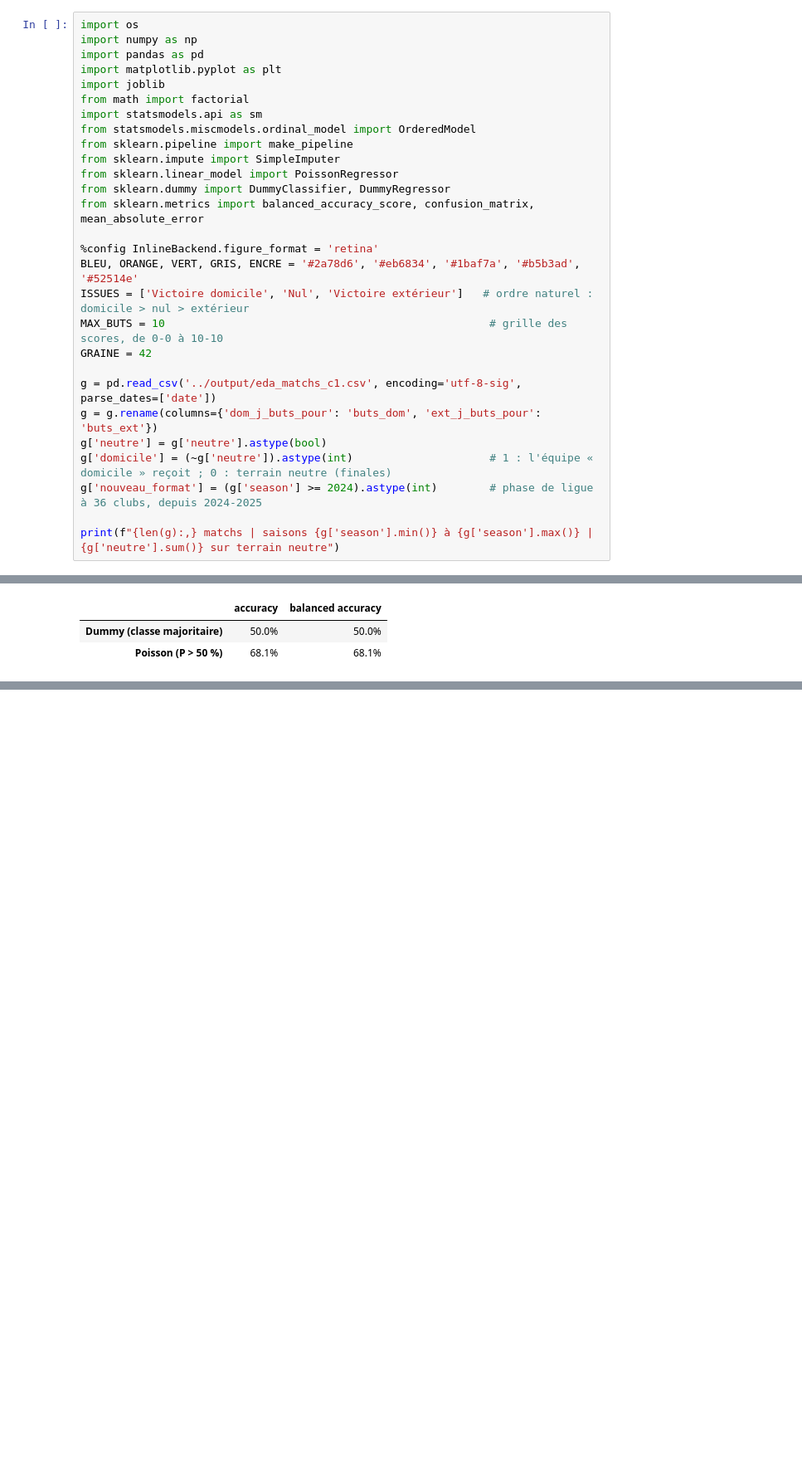
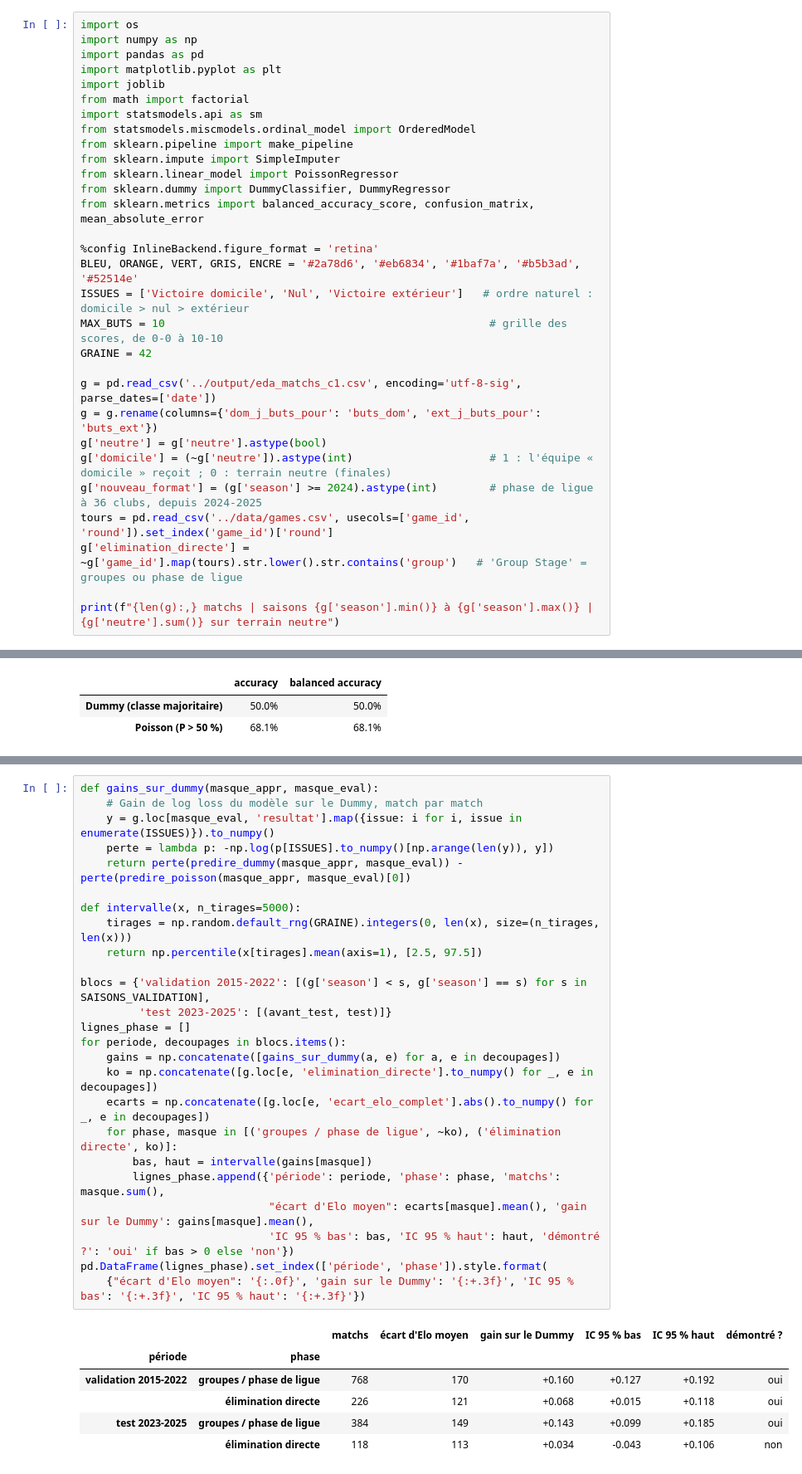
Before and after one commit to moussa197/CHAMPIONS-, a Jupyter notebook: analyse/MODEL_POISSON.ipynb, the cells around one changed output, grey strips where cells are left out. Shown at 83% size. Drawn from its saved outputs; the diff is of its cells as text; blank space fills up the shorter version.

Commit message:
MODEL_POISSON v2.1 : gain par phase, gain du format sur les scores, décision sur la forme, limites de l'audit

```diff
--- a/analyse/MODEL_POISSON.ipynb
+++ b/analyse/MODEL_POISSON.ipynb
@@ -70,6 +71,8 @@ g = g.rename(columns={'dom_j_buts_pour': 'buts_dom', 'ext_j_buts_pour': 'buts_ex
 g['neutre'] = g['neutre'].astype(bool)
 g['domicile'] = (~g['neutre']).astype(int)                     # 1 : l'équipe « domicile » reçoit ; 0 : terrain neutre (finales)
 g['nouveau_format'] = (g['season'] >= 2024).astype(int)        # phase de ligue à 36 clubs, depuis 2024-2025
+tours = pd.read_csv('../data/games.csv', usecols=['game_id', 'round']).set_index('game_id')['round']
+g['elimination_directe'] = ~g['game_id'].map(tours).str.lower().str.contains('group')   # 'Group Stage' = groupes ou phase de ligue
 
 print(f"{len(g):,} matchs | saisons {g['season'].min()} à {g['season'].max()} | {g['neutre'].sum()} sur terrain neutre")
 # %% [output]
@@ -475,0 +481,32 @@ Version binaire : 46.7% de victoires à domicile en 2012-2022, donc la classe ma
+# %%
+def gains_sur_dummy(masque_appr, masque_eval):
+    # Gain de log loss du modèle sur le Dummy, match par match
+    y = g.loc[masque_eval, 'resultat'].map({issue: i for i, issue in enumerate(ISSUES)}).to_numpy()
+    perte = lambda p: -np.log(p[ISSUES].to_numpy()[np.arange(len(y)), y])
+    return perte(predire_dummy(masque_appr, masque_eval)) - perte(predire_poisson(masque_appr, masque_eval)[0])
+
+def intervalle(x, n_tirages=5000):
+    tirages = np.random.default_rng(GRAINE).integers(0, len(x), size=(n_tirages, len(x)))
+    return np.percentile(x[tirages].mean(axis=1), [2.5, 97.5])
+
+blocs = {'validation 2015-2022': [(g['season'] < s, g['season'] == s) for s in SAISONS_VALIDATION],
+         'test 2023-2025': [(avant_test, test)]}
+lignes_phase = []
+for periode, decoupages in blocs.items():
+    gains = np.concatenate([gains_sur_dummy(a, e) for a, e in decoupages])
+    ko = np.concatenate([g.loc[e, 'elimination_directe'].to_numpy() for _, e in decoupages])
+    ecarts = np.concatenate([g.loc[e, 'ecart_elo_complet'].abs().to_numpy() for _, e in decoupages])
+    for phase, masque in [('groupes / phase de ligue', ~ko), ('élimination directe', ko)]:
+        bas, haut = intervalle(gains[masque])
+        lignes_phase.append({'période': periode, 'phase': phase, 'matchs': masque.sum(),
+                             "écart d'Elo moyen": ecarts[masque].mean(), 'gain sur le Dummy': gains[masque].mean(),
+                             'IC 95 % bas': bas, 'IC 95 % haut': haut, 'démontré ?': 'oui' if bas > 0 else 'non'})
+pd.DataFrame(lignes_phase).set_index(['période', 'phase']).style.format(
+    {"écart d'Elo moyen": '{:.0f}', 'gain sur le Dummy': '{:+.3f}', 'IC 95 % bas': '{:+.3f}', 'IC 95 % haut': '{:+.3f}'})
+# %% [output]
+|  |  | matchs | écart d'Elo moyen | gain sur le Dummy | IC 95 % bas | IC 95 % haut | démontré ? |
+| période | phase |  |  |  |  |  |  |
+| validation 2015-2022 | groupes / phase de ligue | 768 | 170 | +0.160 | +0.127 | +0.192 | oui |
+|  | élimination directe | 226 | 121 | +0.068 | +0.015 | +0.118 | oui |
+| test 2023-2025 | groupes / phase de ligue | 384 | 149 | +0.143 | +0.099 | +0.185 | oui |
+|  | élimination directe | 118 | 113 | +0.034 | -0.043 | +0.106 | non |
```
Also changed, not shown: parts of 11 cells of this notebook.
